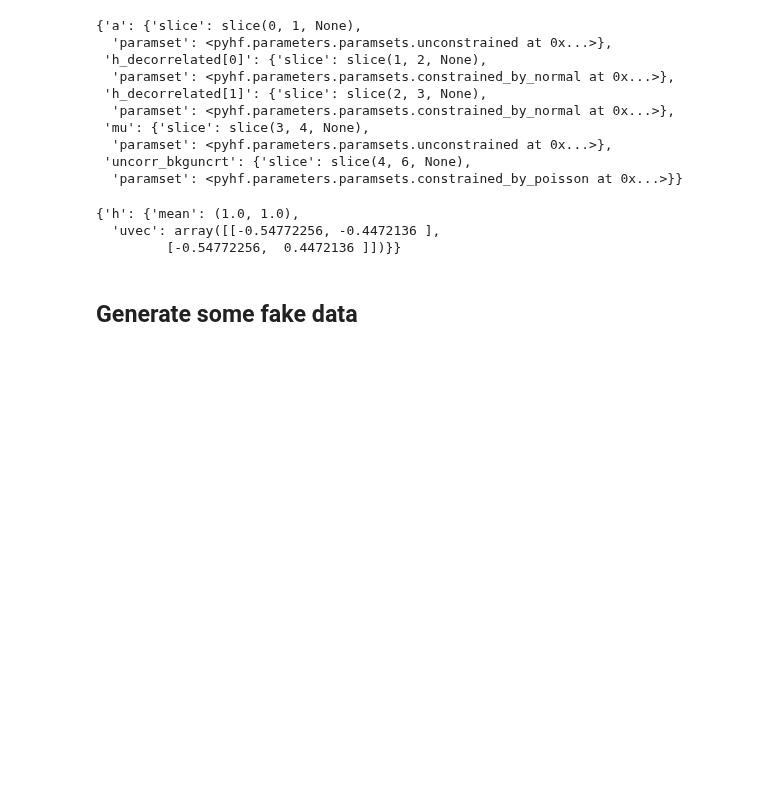
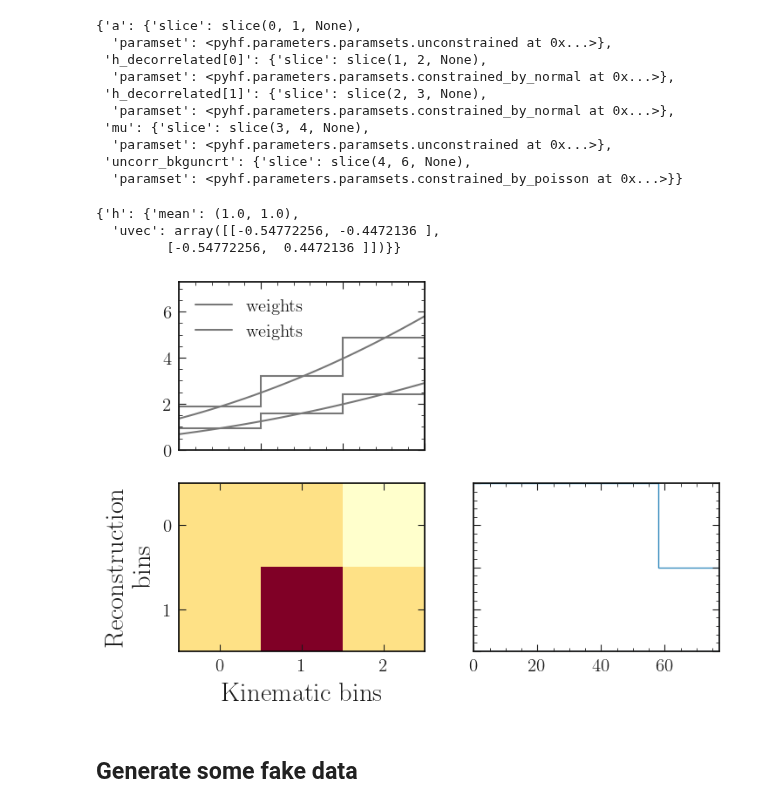
Before and after one commit to lorenzennio/redist, a Jupyter notebook: examples/simple.ipynb, the cells around one changed output. Saved outputs shown, nothing was run; the diff lists cells and outputs as text; code cells hidden in the pictures; blank space fills up the shorter version.

```diff
--- a/examples/simple.ipynb
+++ b/examples/simple.ipynb
@@ -144,6 +144,25 @@ cmod.corr_infos
 {'h': {'mean': (1.0, 1.0),
   'uvec': array([[-0.54772256, -0.4472136 ],
          [-0.54772256,  0.4472136 ]])}}
+# %%
+fig, axs = plt.subplots(2, 2)
+pars = [1., 1.1, 0.9]
+plot.dists(cmod, pars, plot_dists=False, plot_weights=True, axis= fig.axes[0])
+pars = [2., 1.1, 0.9]
+plot.dists(cmod, pars, plot_dists=False, plot_weights=True, axis= fig.axes[0])
+
+
+plot.map(cmod, cmap='YlOrRd', aspect='auto', axis=fig.axes[2])
+
+
+fig.axes[1].remove()
+fig.axes[2].stairs(model.expected_actualdata(model.config.suggested_init())[::-1], orientation='horizontal')
+fig.axes[0].set_xticklabels([])
+fig.axes[2].set_yticklabels([])
+fig.axes[0].margins(0)
+fig.axes[2].margins(0)
+# %% [output]
+[figure, added]
 # %% [markdown]
 ## Generate some fake data
 # %%
```
Also changed, not shown: parts of 8 cells of this notebook.
